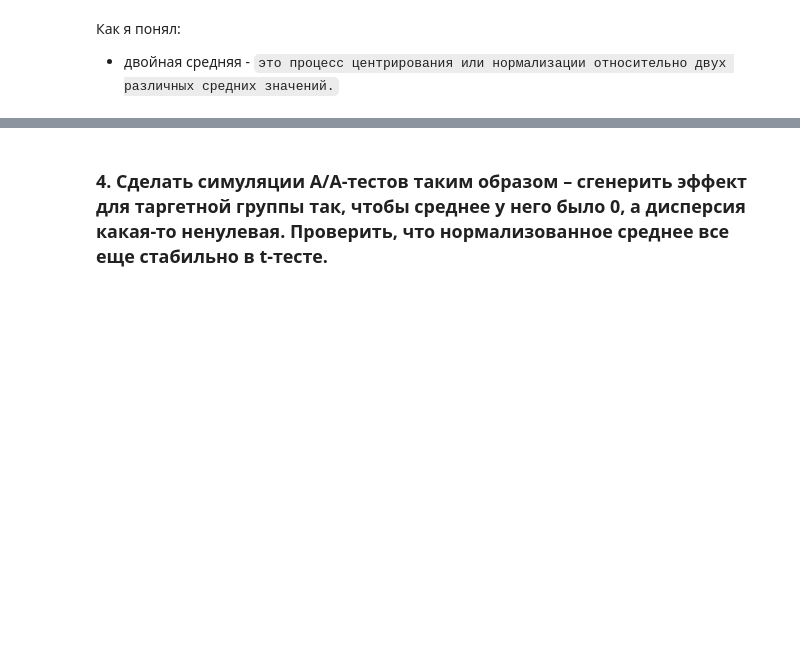
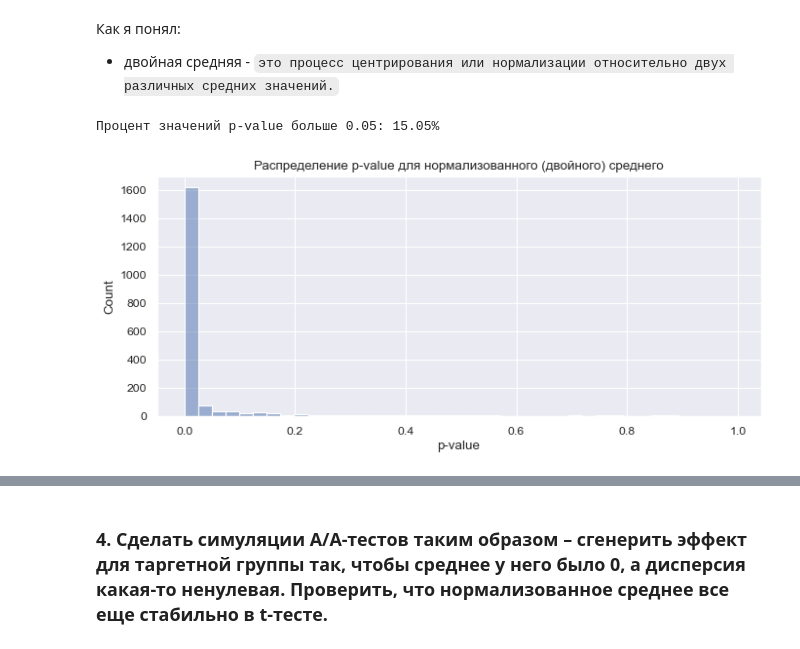
Before and after one commit to evanc001/practice_in_uzum_cource, a Jupyter notebook: analytic_projects/AA-tests/test_analysis.ipynb, the cells around one changed output, grey strips where cells are left out. Drawn from its saved outputs; the diff is of its cells as text; code cells hidden in the pictures; blank space fills up the shorter version.

```diff
--- a/analytic_projects/AA-tests/test_analysis.ipynb
+++ b/analytic_projects/AA-tests/test_analysis.ipynb
@@ -141,3 +149,29 @@ pg.normality(p_vals,method='normaltest')
 # %% [markdown]
 Как я понял:
 - двойная средняя - `это процесс центрирования или нормализации относительно двух различных средних значений.`
+# %%
+p_vals = []
+
+for _ in range(2000):
+    a = data.sample(frac=0.5)
+    b = data.drop(a.index)
+
+    norm_a = (a - a.min()) / (a.max() - a.min())
+    norm_b = (b - b.min()) / (b.max() - b.min())
+
+    # Применение t-теста к нормализованным данным без добавления шума
+    _, p_value = ttest_ind(norm_a, norm_b)
+    p_vals.append(p_value)
+# %%
+p_vals_np = np.array(p_vals)
+percent_p_05 = np.mean(p_vals_np > 0.05) * 100
+print(f'Процент значений p-value больше 0.05: {percent_p_05:.2f}%')
+# %% [output]
+Процент значений p-value больше 0.05: 15.05%
+# %%
+# Построение гистограммы распределения p-value
+sns.histplot(np.array(p_vals), bins=40, legend=False)
+plt.title('Распределение p-value для нормализованного (двойного) среднего')
+plt.xlabel('p-value');
+# %% [output]
+[figure, added]
```
Also changed, not shown: parts of 26 cells of this notebook.
